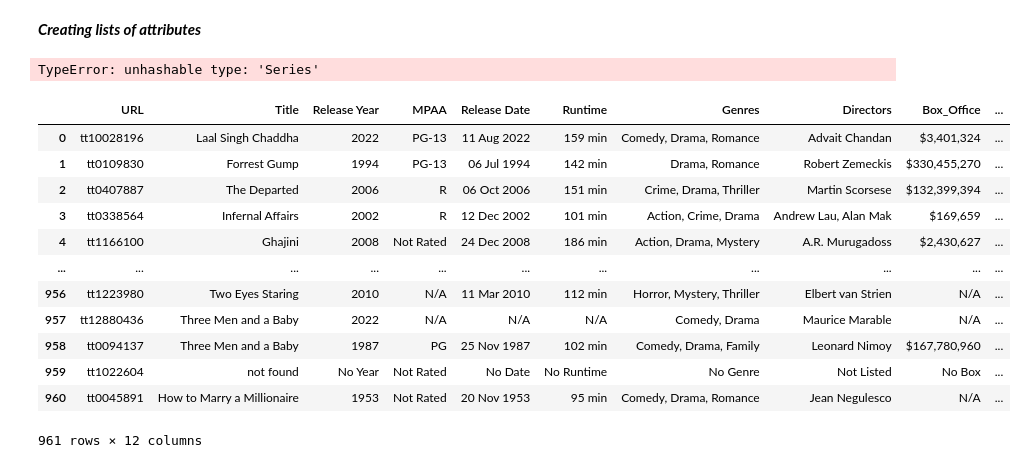
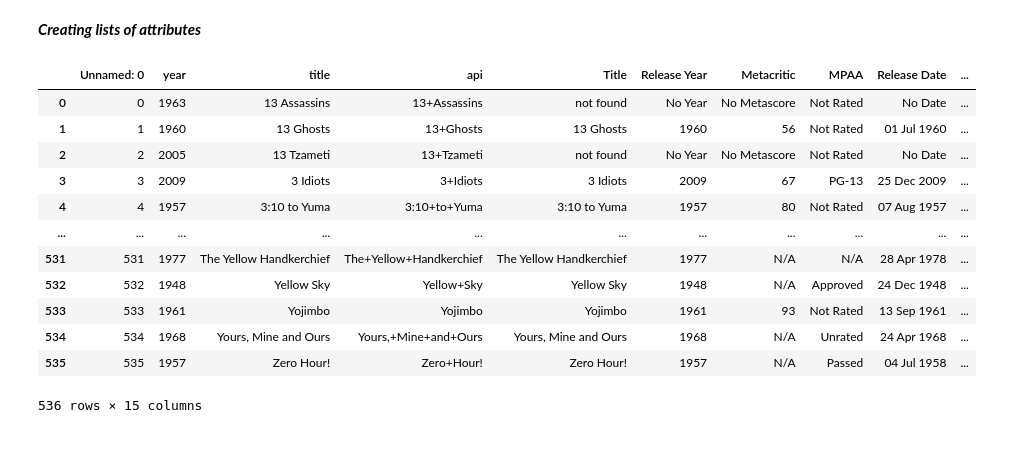
Before and after one commit to Daniel-Hoover/MovieRemakeCapstone, a Jupyter notebook: movie_api.ipynb, the cells around one changed output. Drawn from its saved outputs; the diff is of its cells as text; code cells hidden in the pictures.

```diff
--- a/movie_api.ipynb
+++ b/movie_api.ipynb
@@ -90,3 +102,11 @@ year=original['year']
+# %%
+api=original['api']
+year=original['year']
+
+def api_pass(x,y):
+    return 'http://www.omdbapi.com/?apikey='+api_key+'&t='+x+'&y='+y
+# %%
+api_list=api_pass(api, year)
 # %% [markdown]
 ***Creating lists of attributes***
 # %%
@@ -102,8 +122,8 @@ imdb=[]
 rotten=[]
 meta=[]
 
-for x in original:
-    endpoint = 'http://www.omdbapi.com/?apikey='+api_key+'&t='+{api}+'&y='+{year}
+for x in api_list:
+    endpoint = x  #api_pass(api, year)'http://www.omdbapi.com/?apikey='+api_key+'&t='+x+'&y='+y
     response = requests.get(endpoint)
     if response.status_code != 200:
         print(f'Failed: {response.status_code}')
@@ -158,5 +178,3 @@ for x in original:
                 continue
         except:
             rotten.append('n/a')
-# %% [output]
-TypeError: unhashable type: 'Series'
@@ -163,28 +183,28 @@ TypeError: unhashable type: 'Series'
 # %%
-movie_df['Title']=title_list
-movie_df['Release Year']=years
-movie_df['Metacritic']=meta
-movie_df['MPAA']=age_rating
-movie_df['Release Date']=release
-movie_df['Runtime']=runtime
-movie_df['Genres']=genre
-movie_df['Directors']=directors
-movie_df['Box_Office']=box
-movie_df['IMDB']=imdb
-movie_df['Rotten_Tom']=rotten
+original['Title']=title_list
+original['Release Year']=years
+original['Metacritic']=meta
+original['MPAA']=age_rating
+original['Release Date']=release
+original['Runtime']=runtime
+original['Genres']=genre
+original['Directors']=directors
+original['Box_Office']=box
+original['IMDB']=imdb
+original['Rotten_Tom']=rotten
 # %%
-movie_df
+original
 # %% [output]
-|  | URL | Title | Release Year | MPAA | Release Date | Runtime | Genres | Directors | Box_Office | ... |
-| 0 | tt10028196 | Laal Singh Chaddha | 2022 | PG-13 | 11 Aug 2022 | 159 min | Comedy, Drama, Romance | Advait Chandan | $3,401,324 | ... |
-| 1 | tt0109830 | Forrest Gump | 1994 | PG-13 | 06 Jul 1994 | 142 min | Drama, Romance | Robert Zemeckis | $330,455,270 | ... |
-| 2 | tt0407887 | The Departed | 2006 | R | 06 Oct 2006 | 151 min | Crime, Drama, Thriller | Martin Scorsese | $132,399,394 | ... |
-| 3 | tt0338564 | Infernal Affairs | 2002 | R | 12 Dec 2002 | 101 min | Action, Crime, Drama | Andrew Lau, Alan Mak | $169,659 | ... |
-| 4 | tt1166100 | Ghajini | 2008 | Not Rated | 24 Dec 2008 | 186 min | Action, Drama, Mystery | A.R. Murugadoss | $2,430,627 | ... |
+|  | Unnamed: 0 | year | title | api | Title | Release Year | Metacritic | MPAA | Release Date | ... |
+| 0 | 0 | 1963 | 13 Assassins | 13+Assassins | not found | No Year | No Metascore | Not Rated | No Date | ... |
+| 1 | 1 | 1960 | 13 Ghosts | 13+Ghosts | 13 Ghosts | 1960 | 56 | Not Rated | 01 Jul 1960 | ... |
+| 2 | 2 | 2005 | 13 Tzameti | 13+Tzameti | not found | No Year | No Metascore | Not Rated | No Date | ... |
+| 3 | 3 | 2009 | 3 Idiots | 3+Idiots | 3 Idiots | 2009 | 67 | PG-13 | 25 Dec 2009 | ... |
+| 4 | 4 | 1957 | 3:10 to Yuma | 3:10+to+Yuma | 3:10 to Yuma | 1957 | 80 | Not Rated | 07 Aug 1957 | ... |
 | ... | ... | ... | ... | ... | ... | ... | ... | ... | ... | ... |
-| 956 | tt1223980 | Two Eyes Staring | 2010 | N/A | 11 Mar 2010 | 112 min | Horror, Mystery, Thriller | Elbert van Strien | N/A | ... |
-| 957 | tt12880436 | Three Men and a Baby | 2022 | N/A | N/A | N/A | Comedy, Drama | Maurice Marable | N/A | ... |
-| 958 | tt0094137 | Three Men and a Baby | 1987 | PG | 25 Nov 1987 | 102 min | Comedy, Drama, Family | Leonard Nimoy | $167,780,960 | ... |
-| 959 | tt1022604 | not found | No Year | Not Rated | No Date | No Runtime | No Genre | Not Listed | No Box | ... |
-| 960 | tt0045891 | How to Marry a Millionaire | 1953 | Not Rated | 20 Nov 1953 | 95 min | Comedy, Drama, Romance | Jean Negulesco | N/A | ... |
+| 531 | 531 | 1977 | The Yellow Handkerchief | The+Yellow+Handkerchief | The Yellow Handkerchief | 1977 | N/A | N/A | 28 Apr 1978 | ... |
+| 532 | 532 | 1948 | Yellow Sky | Yellow+Sky | Yellow Sky | 1948 | N/A | Approved | 24 Dec 1948 | ... |
+| 533 | 533 | 1961 | Yojimbo | Yojimbo | Yojimbo | 1961 | 93 | Not Rated | 13 Sep 1961 | ... |
+| 534 | 534 | 1968 | Yours, Mine and Ours | Yours,+Mine+and+Ours | Yours, Mine and Ours | 1968 | N/A | Unrated | 24 Apr 1968 | ... |
+| 535 | 535 | 1957 | Zero Hour! | Zero+Hour! | Zero Hour! | 1957 | N/A | Passed | 04 Jul 1958 | ... |
-961 rows × 12 columns
+536 rows × 15 columns
```
Also changed, not shown: parts of 28 cells of this notebook.
